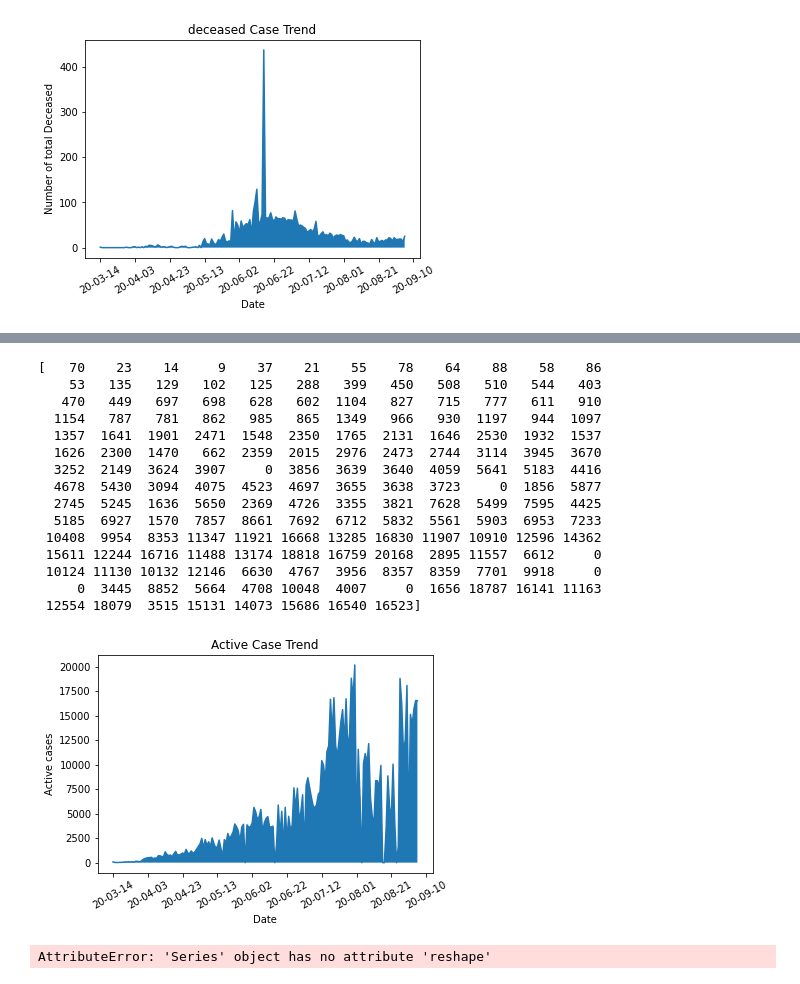
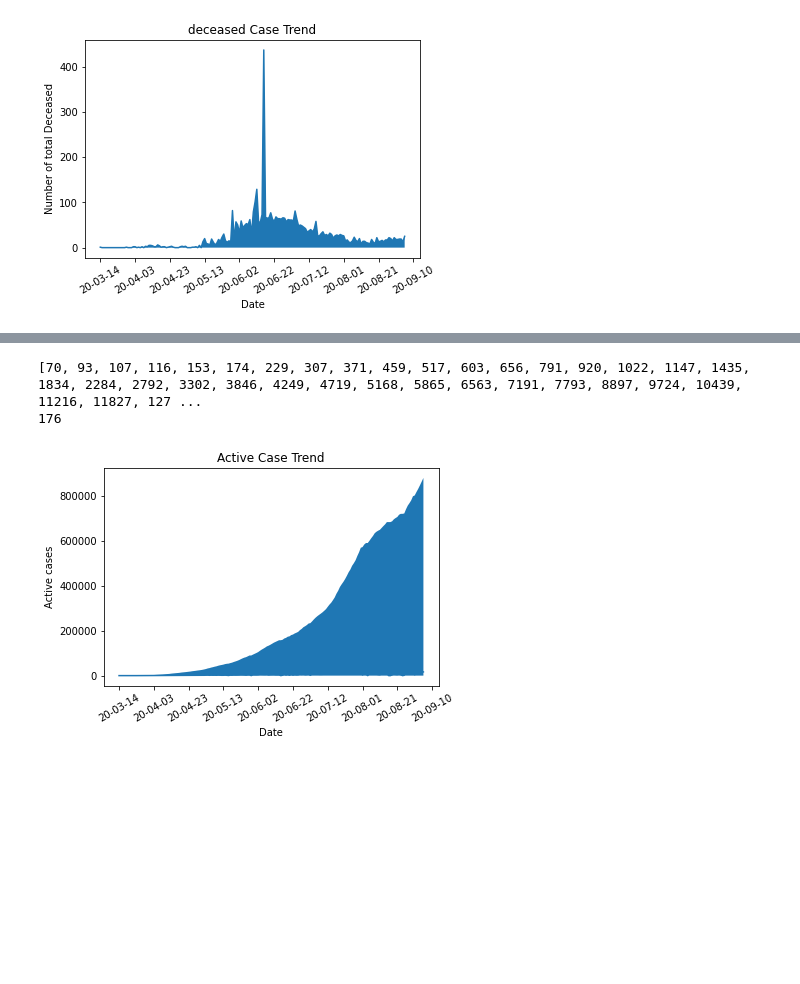
Before and after one commit to reshan9b11/Data-Mining-Assignment_1, a Jupyter notebook: dmg_12.ipynb, the cells around one changed output, grey strips where cells are left out. Saved outputs shown, nothing was run; the diff lists cells and outputs as text; code cells hidden in the pictures; blank space fills up the shorter version.

```diff
--- a/dmg_12.ipynb
+++ b/dmg_12.ipynb
@@ -302,84 +348,46 @@ plt.show()
 # %%
 
-#Answer 2_3
+#tempoerar
 from datetime import date, timedelta
 import matplotlib.dates as mdates
 g_Confirmed = filterStatusConfirmed[(filterStatusConfirmed['date'] >= '2020-03-14') & (filterStatusConfirmed['date'] <= '2020-09-05')]
 g_Recovered= filterStatusRecovered[(filterStatusRecovered['date'] >= '2020-03-14') & (filterStatusRecovered['date'] <= '2020-09-05')]
 g_Deceased = filterStatusDeceased[(filterStatusDeceased['date'] >= '2020-03-14') & (filterStatusDeceased['date'] <= '2020-09-05')]
 x_value_c=g_Confirmed['date'].to_numpy()
 #print(x_value)
-y_c=g_Confirmed['tt']
-y_r=g_Recovered['tt']
-y_d=g_Deceased['tt']
+y_c=g_Confirmed['tt'].tolist()
+y_r=g_Recovered['tt'].tolist()
+y_d=g_Deceased['tt'].tolist()
 y_value=[]
+y_graph_value=[]
 #print(y_c)
 for (a,b,c) in zip(y_c,y_r,y_d):
     z= (a - (b + c))
     if(z<0):
         y_value.append(0) # not sure why some value is zero
     else:
         y_value.append(z)
 y_value=np.array(y_value)
-print(y_value)
+temp=0
+for i in range(len(y_value)):
+    temp+=y_value[i]
+    y_graph_value.append(temp)
+print(y_graph_value)
+
+
+print(len(y_value))
+# print(x_value_c)
 plt.title('Active Case Trend')
 plt.xlabel('Date')
 plt.ylabel('Active cases')
 plt.gca().xaxis.set_major_formatter(mdates.DateFormatter('%y-%m-%d'))
 plt.gca().xaxis.set_major_locator(mdates.DayLocator(interval=20))
 plt.xticks(rotation=30)
 plt.plot(x_value,y_value)
 #plt.plot_date(x_value, y_value )
-plt.fill_between(x_value,0,y_value)
+plt.fill_between(x_value,0,y_graph_value)
 plt.show()
 # %% [output]
-[   70    23    14     9    37    21    55    78    64    88    58    86
-    53   135   129   102   125   288   399   450   508   510   544   403
-   470   449   697   698   628   602  1104   827   715   777   611   910
-  1154   787   781   862   985   865  1349   966   930  1197   944  1097
-  1357  1641  1901  2471  1548  2350  1765  2131  1646  2530  1932  1537
-  1626  2300  1470   662  2359  2015  2976  2473  2744  3114  3945  3670
-  3252  2149  3624  3907     0  3856  3639  3640  4059  5641  5183  4416
-  4678  5430  3094  4075  4523  4697  3655  3638  3723     0  1856  5877
-  2745  5245  1636  5650  2369  4726  3355  3821  7628  5499  7595  4425
-  5185  6927  1570  7857  8661  7692  6712  5832  5561  5903  6953  7233
- 10408  9954  8353 11347 11921 16668 13285 16830 11907 10910 12596 14362
- 15611 12244 16716 11488 13174 18818 16759 20168  2895 11557  6612     0
- 10124 11130 10132 12146  6630  4767  3956  8357  8359  7701  9918     0
-     0  3445  8852  5664  4708 10048  4007     0  1656 18787 16141 11163
- 12554 18079  3515 15131 14073 15686 16540 16523]
+[70, 93, 107, 116, 153, 174, 229, 307, 371, 459, 517, 603, 656, 791, 920, 1022, 1147, 1435, 1834, 2284, 2792, 3302, 3846, 4249, 4719, 5168, 5865, 6563, 7191, 7793, 8897, 9724, 10439, 11216, 11827, 127 ...
+176
-[figure, old version]
+[figure, new version]
-# %%
-#Temporary _ for rough work
-from datetime import date, timedelta
-import matplotlib.dates as mdates
-graph_confirm = filterStatusConfirmed[(filterStatusConfirmed['date'] >= '2020-03-14') & (filterStatusConfirmed['date'] <= '2020-09-05')]
-d0 = date(2020, 3, 14)
-d1 = date(2020, 9, 5)
-delta = d1 - d0
-days=delta.days +1
-y_value=[]
-y_value=graph_confirm['tt']
-
-# x_value=[x for x in range(days)]
-# print(days)
-#x_value=np.arange(0, days, 1).tolist()
-print(x_value)
-print(y_value)
-
-# x_value_c=graph_confirm['date'].to_numpy()
-# #print(x_value)
-# y_value_c=graph_confirm['tt'].to_numpy()
-plt.title('Confiremd Case Trend')
-plt.xlabel('Days')
-plt.ylabel('Number of total cases')
-plt.gca().xaxis.set_major_formatter(mdates.DateFormatter('%y-%m-%d'))
-plt.gca().xaxis.set_major_locator(mdates.DayLocator(interval=20))
-plt.xticks(rotation=30)
-plt.plot(x_value,y_value)
-#plt.plot_date(x_value, y_value,label=)
-plt.fill_between(x_value,0,y_value)
-plt.show()
-print("cj")
-# %% [output]
-AttributeError: 'Series' object has no attribute 'reshape'
```
Also changed, not shown: parts of 1 cell of this notebook.
